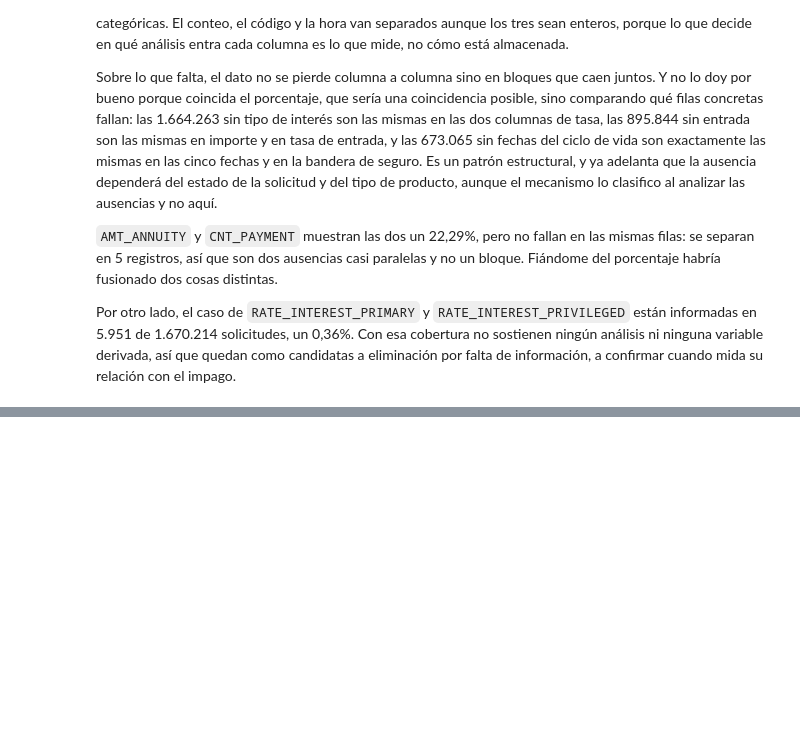
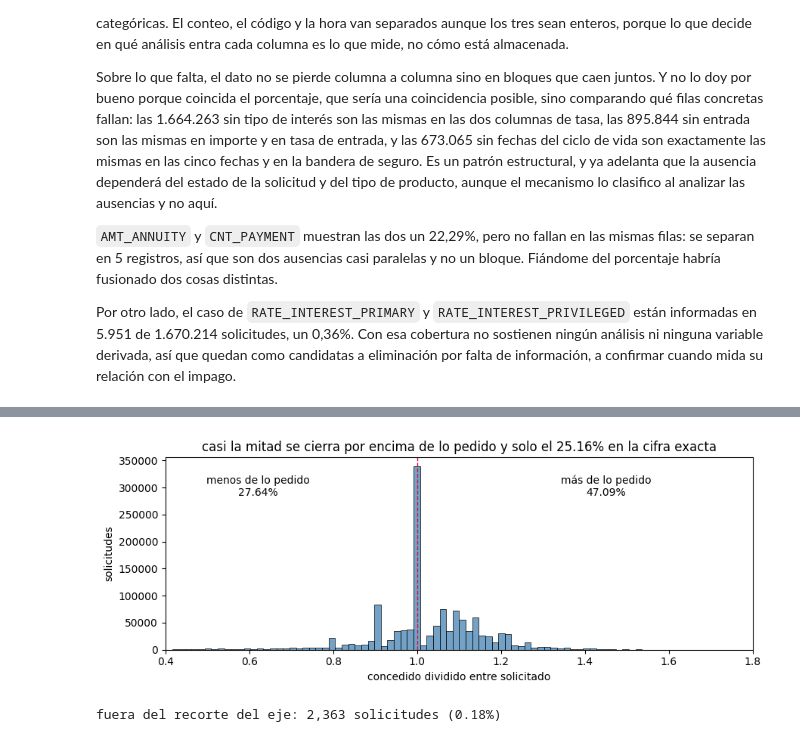
Before and after one commit to yeraybc/home-credit-default-risk, a Jupyter notebook: notebooks/04_eda_previous_application.ipynb, the cells around one changed output, grey strips where cells are left out. Cells and saved outputs as stored; diff of their text form; code cells hidden in the pictures; blank space fills up the shorter version.

```diff
--- a/notebooks/04_eda_previous_application.ipynb
+++ b/notebooks/04_eda_previous_application.ipynb
@@ -509,0 +689,19 @@ Por otro lado, el caso de `RATE_INTEREST_PRIMARY` y `RATE_INTEREST_PRIVILEGED` e
+# %%
+# ¿el cero es un fallo de captura o es lo que le pasó a la operación?
+CEROS = ["AMT_APPLICATION", "AMT_CREDIT", "AMT_GOODS_PRICE", "AMT_ANNUITY", "CNT_PAYMENT"]
+reparto = pd.DataFrame({c: prev.loc[prev[c].eq(0), "NAME_CONTRACT_STATUS"].value_counts(normalize=True) * 100
+                        for c in CEROS}).round(2)
+reparto.index.name = "estado del contrato"
+display(reparto)
+print("filas a cero: " + " | ".join(f"{c} {prev[c].eq(0).sum():,}" for c in CEROS))
+
+aprobadas = prev["CNT_PAYMENT"].eq(0) & prev["NAME_CONTRACT_STATUS"].eq("Approved")
+print(f"cuotas a cero en operaciones aprobadas: {aprobadas.sum():,}, y son tarjetas el "
+      f"{prev.loc[aprobadas, 'NAME_PORTFOLIO'].eq('Cards').mean() * 100:.2f}%")
+
+# lo concedido frente a lo pedido, donde las dos cifras existen
+ambos = prev["AMT_APPLICATION"].gt(0) & prev["AMT_CREDIT"].gt(0)
+ratio = prev.loc[ambos, "AMT_CREDIT"] / prev.loc[ambos, "AMT_APPLICATION"]
+print(f"concedido frente a solicitado ({ambos.sum():,} filas): igual {ratio.round(4).eq(1).mean() * 100:.2f}% | "
+      f"menos {ratio.lt(0.999).mean() * 100:.2f}% | más {ratio.gt(1.001).mean() * 100:.2f}% | "
+      f"mediana {ratio.median():.2f} | máximo {ratio.max():.0f}")
@@ -509,0 +718,18 @@ Por otro lado, el caso de `RATE_INTEREST_PRIMARY` y `RATE_INTEREST_PRIVILEGED` e
+# %%
+# la masa vive pegada al 1, así que recorto el eje y digo cuántas quedan fuera
+dentro = ratio.between(0.4, 1.8)
+fig, ax = plt.subplots(figsize=(9, 3.5))
+sns.histplot(ratio[dentro], bins=90, color=COLOR_NODEF, ax=ax)
+ax.axvline(1, color=COLOR_DEF, ls="--", lw=1)
+for x, etiqueta, v in [(0.62, "menos de lo pedido", ratio.lt(0.999).mean()),
+                       (1.45, "más de lo pedido", ratio.gt(1.001).mean())]:
+    ax.text(x, ax.get_ylim()[1] * 0.8, f"{etiqueta}\n{v * 100:.2f}%", ha="center", fontsize=10)
+ax.set(xlabel="concedido dividido entre solicitado", ylabel="solicitudes", xlim=(0.4, 1.8),
+       title=f"casi la mitad se cierra por encima de lo pedido y solo el "
+             f"{ratio.round(4).eq(1).mean() * 100:.2f}% en la cifra exacta")
+plt.tight_layout()
+plt.show()
+print(f"fuera del recorte del eje: {(~dentro).sum():,} solicitudes ({(~dentro).mean() * 100:.2f}%)")
+# %% [output]
+[figure, added]
+fuera del recorte del eje: 2,363 solicitudes (0.18%)
```
Also changed, not shown: parts of 117 cells of this notebook.
